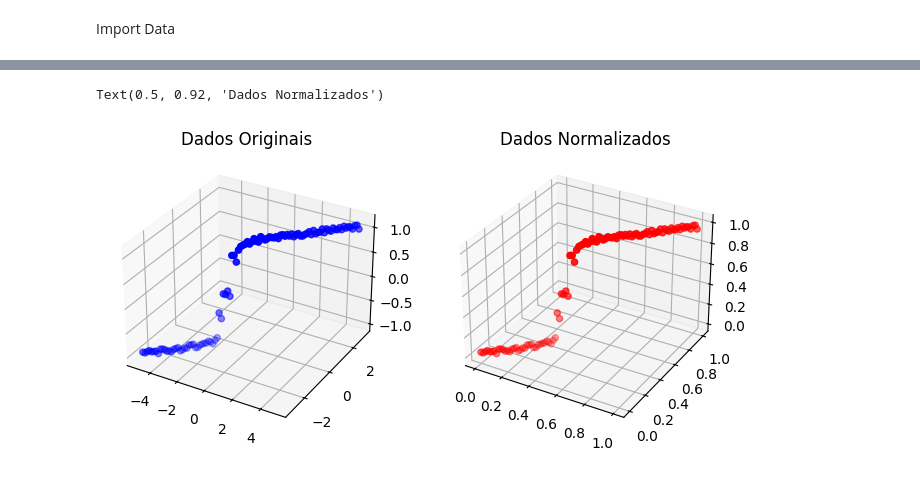
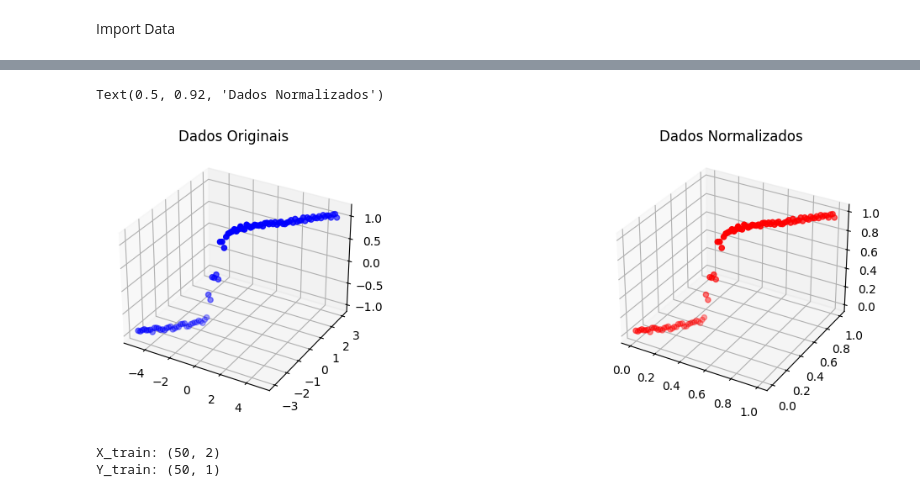
Before and after one commit to ChristianAllan/Echo-State-Network, a Jupyter notebook: ESN_Learning/ESN_S.ipynb, the cells around one changed output, grey strips where cells are left out. Cells and saved outputs as stored; diff of their text form; code cells hidden in the pictures.

```diff
--- a/ESN_Learning/ESN_S.ipynb
+++ b/ESN_Learning/ESN_S.ipynb
@@ -36,19 +36,28 @@ print(data)
 # %%
 #scaler = StandardScaler() # média = 0 e desviopadrão = 1
 scaler = MinMaxScaler()
 scaler.fit(data)
 
 data_norm = scaler.transform(data)
 data_norm = pd.DataFrame(data_norm, columns=["Entrada 01", "Entrada 02", "Saída"])
 
 # Criando figura 3D
-fig = plt.figure(figsize=(8, 7))
+fig = plt.figure(figsize=(14, 4))
 ax = fig.add_subplot(1,2,1, projection='3d')
 ax.scatter(data["Entrada 01"], data["Entrada 02"], data["Saída"], c='b', marker='o')
 ax.set_title("Dados Originais")
 ax = fig.add_subplot(1,2,2, projection='3d')
 ax.scatter(data_norm["Entrada 01"], data_norm["Entrada 01"], data_norm["Saída"], c='r', marker='o')
 ax.set_title("Dados Normalizados")
 # %% [output]
 Text(0.5, 0.92, 'Dados Normalizados')
-[figure, old version]
+[figure, new version]
+# %%
+X_train, X_valid = X[::2], X[1::2]
+print(f"X_train:",X_train.shape)
+Y_train = Y[::2].to_numpy().reshape(-1, 1)
+Y_valid = Y[1::2].to_numpy().reshape(-1, 1)
+print(f"Y_train:",Y_train.shape)
+# %% [output]
+X_train: (50, 2)
+Y_train: (50, 1)
```
Also changed, not shown: parts of 6 cells of this notebook.
